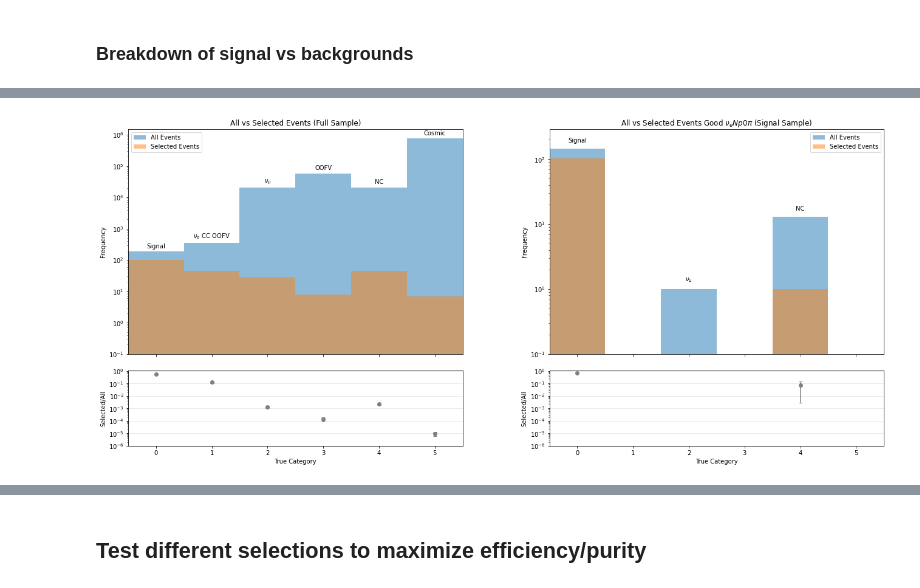
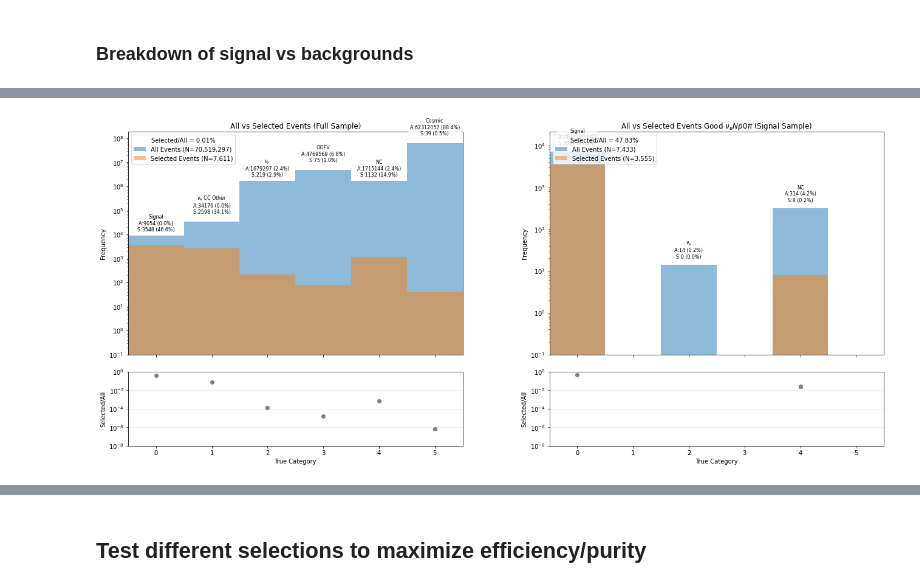
Before and after one commit to justinjmueller/medulla, a Jupyter notebook: analysis/efficiencyTest.ipynb, the cells around one changed output, grey strips where cells are left out. Drawn from its saved outputs; the diff is of its cells as text; code cells hidden in the pictures.

```diff
--- a/analysis/efficiencyTest.ipynb
+++ b/analysis/efficiencyTest.ipynb
@@ -235,5 +240,8 @@ def get_effHists(var, tree, selections, total=None, bins=50, xmin=0, xmax=5, eff
 
     return histograms
 # %%
-fall = uproot.open("/nashome/m/micarrig/sbnd/nueCCNp/output_nueCCNp.root:events/signal/all")
-fsel = uproot.open("/nashome/m/micarrig/sbnd/nueCCNp/output_nueCCNp.root:events/signal/true_signal")
+# fall = uproot.open("/nashome/m/micarrig/sbnd/nueCCNp/output_nueCCNp.root:events/signal/all") #1e18 sample
+# fsel = uproot.open("/nashome/m/micarrig/sbnd/nueCCNp/output_nueCCNp.root:events/signal/true_signal")
+
+fall = uproot.open("root://fndcadoor.fnal.gov:/sbnd/scratch/users/micarrig/nueCCNp_v1/output/merged_output.root:events/signal/all")
+fsel = uproot.open("root://fndcadoor.fnal.gov:/sbnd/scratch/users/micarrig/nueCCNp_v1/output/merged_output.root:events/signal/true_signal")
@@ -275,14 +300,17 @@ true_category = fall['true_category'].array(library="np")
 true_category_truth = fsel['true_category'].array(library="np")
 
 sel_mask = np.ones_like(true_category, dtype=bool)
+sel_mask = np.where(np.isnan(true_category), False, sel_mask)  # Exclude NaN values from the mask
 for sel in selections:
+    print(f"Applying selection: {sel.label}")
     this_mask = sel.apply_cut(fall[sel.name].array(library="np"))
     sel_mask &= this_mask
 
-sel_mask_truth = np.ones_like(true_category_truth, dtype=bool)
-for sel in selections:
-    this_mask = sel.apply_cut(fsel[sel.name].array(library="np"))
-    sel_mask_truth &= this_mask
+# sel_mask_truth = np.ones_like(true_category_truth, dtype=bool)
+# sel_mask_truth = np.where(np.isnan(true_category_truth), False, sel_mask_truth)  # Exclude NaN values from the mask
+# for sel in selections:
+#     this_mask = sel.apply_cut(fsel[sel.name].array(library="np"))
+#     sel_mask_truth &= this_mask
 
 # true_mask = np.ones_like(true_category, dtype=bool)
 # for sel in true_selections:
@@ -294,9 +338,8 @@ true_category_sel_truth = true_category_truth[sel_mask_truth]
 # %%
-labels = {0: 'Signal', 1: r'$\nu_{e}$ CC OOFV', 2: r'$\nu_{\mu}$', 3: 'OOFV', 4: 'NC', 5: 'Cosmic'}
+labels = {0: 'Signal', 1: r'$\nu_{e}$ CC Other', 2: r'$\nu_{\mu}$', 3: 'OOFV', 4: 'NC', 5: 'Cosmic'}
 category_colors = ['#001261', '#1E6F9D', '#EACEBD', '#BE6533','#8B2706', '#590008']
 # %%
 # Two side-by-side panels; each panel has (hist, ratio) stacked.
-# For now both panels intentionally show the same content.
 
 cat_bins = np.arange(-0.5, 6.5, 1)
 centers = (cat_bins[:-1] + cat_bins[1:]) / 2
@@ -308,7 +351,7 @@ fig, axes = plt.subplots(
     sharex='col',
     gridspec_kw={"height_ratios": [3, 1], "hspace": 0.05, "wspace": 0.15},
     constrained_layout=True,
-)
+ )
 
 categories = [true_category, true_category_truth]
 categories_sel = [true_category_sel, true_category_sel_truth]
@@ -318,52 +361,85 @@ for col in range(2):
     ax_hist = axes[0, col]
     ax_ratio = axes[1, col]
 
-    ax_hist.hist(categories[col], bins=cat_bins, label="All Events", alpha=0.5)
-    ax_hist.hist(categories_sel[col], bins=cat_bins, label="Selected Events", alpha=0.5)
-    ax_hist.set_ylabel("Frequency")
-    ax_hist.set_title(titles[col])
-    ax_hist.legend()
-    ax_hist.set_yscale("log")
-
     all_hist, _ = np.histogram(categories[col], bins=cat_bins)
     sel_hist, _ = np.histogram(categories_sel[col], bins=cat_bins)
 
-    ax_hist.set_ylim(0.1, max(all_hist.max(), sel_hist.max()) * 2.0)
+    all_total = int(all_hist.sum())
+    sel_total = int(sel_hist.sum())
+    overall_frac = (sel_total / all_total) if all_total > 0 else 0.0
+
+    # Plot with totals embedded in legend labels (avoids duplicate text boxes).
+    ax_hist.hist(
+        categories[col],
+        bins=cat_bins,
+        label=f"All Events (N={all_total:,})",
+        alpha=0.5,
+    )
+    ax_hist.hist(
+        categories_sel[col],
+        bins=cat_bins,
+        label=f"Selected Events (N={sel_total:,})",
+        alpha=0.5,
+    )
+    ax_hist.set_ylabel("Frequency")
+    ax_hist.set_title(titles[col])
+    ax_hist.set_yscale("log")
+
+    ymax = max(all_hist.max(), sel_hist.max())
+    ax_hist.set_ylim(0.1, ymax * 3.0 if ymax > 0 else 1.0)
+    ax_hist.legend(title=f"Selected/All = {overall_frac:.2%}", loc="upper left")
+
+    # Annotate each category bin with counts + fraction of total events.
+    # - All fraction is relative to All total
+    # - Selected fraction is relative to Selected total (fixes previously-wrong normalization)
+    for i in range(len(all_hist)):
+        a = int(all_hist[i])
+        s = int(sel_hist[i])
+        if a <= 0 and s <= 0:
+            continue
+        label = labels.get(i, str(i))
+
+        a_frac = (a / all_total) if all_total > 0 else 0.0
+        s_frac = (s / sel_total) if sel_total > 0 else 0.0
+
+        # Stagger text to reduce collisions between neighboring bins on log scale
+        y = max(a, s) * (1.35 if (i % 2 == 0) else 1.95)
+
+        ax_hist.text(
+            i, y,
+            f"{label}\nA:{a} ({a_frac:.1%})\nS:{s} ({s_frac:.1%})",
+            ha="center", va="bottom", fontsize=8,
+            bbox=dict(boxstyle="round", facecolor="white", alpha=0.80, edgecolor="none"),
+            clip_on=False,
+        )
 
     ratio = np.divide(
         sel_hist,
         all_hist,
         out=np.zeros_like(sel_hist, dtype=float),
         where=all_hist > 0,
     )
     ratio_err = np.sqrt(
         np.divide(
             ratio * (1 - ratio),
             all_hist,
             out=np.zeros_like(ratio, dtype=float),
             where=all_hist > 0,
         )
     )
 
-    # Annotate bin labels above bars
-    for i, c in enumerate(all_hist):
-        if c <= 0:
-            continue
-        label = labels.get(i, str(i))
-        ax_hist.text(i, c * 1.2, label, ha="center", va="bottom", fontsize=10)
-
     ax_ratio.errorbar(centers, ratio, yerr=ratio_err, fmt="o", color="gray", capsize=3)
     ax_ratio.set_xlabel("True Category")
     ax_ratio.set_ylabel("Selected/All")
     ax_ratio.set_xticks(centers)
     ax_ratio.set_xlim(cat_bins[0], cat_bins[-1])
-    ax_ratio.set_ylim(1e-6, 1.05)
+    ax_ratio.set_ylim(1e-8, 1.05)
     ax_ratio.grid(axis="y", alpha=0.3)
     ax_ratio.set_yscale("log")
 
 plt.show()
 # %% [output]
-[figure, old version]
+[figure, new version]
 # %%
 true_leading_electron_energy = fall['true_leading_electron_energy'].array(library="np")
 true_leading_electron_energy_truth = fsel['true_leading_electron_energy'].array(library="np")
```
Also changed, not shown: parts of 45 cells of this notebook, 7 other files.
